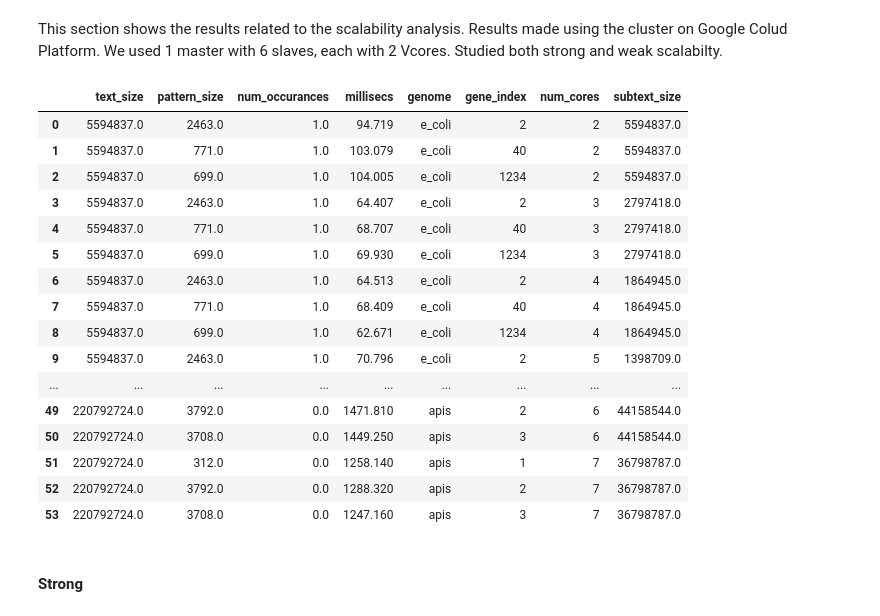
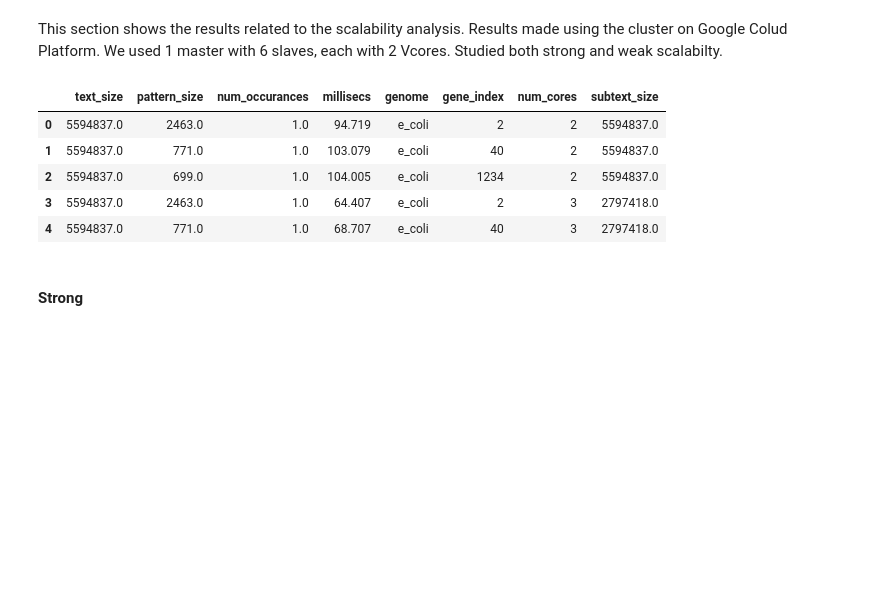
Before and after one commit to Davide-Lotito/ACA_project, a Jupyter notebook: presentation/notebook.ipynb, the cells around one changed output. Drawn from its saved outputs; the diff is of its cells as text; code cells hidden in the pictures; blank space fills up the shorter version.

```diff
--- a/presentation/notebook.ipynb
+++ b/presentation/notebook.ipynb
@@ -392,25 +392,14 @@ This section shows the results related to the scalability analysis. Results made
 # %%
 df = pd.read_json("./test_cluster2.txt")
 df = df.dropna().reset_index(drop=True)
-df
+df.head()
 # %% [output]
 |  | text_size | pattern_size | num_occurances | millisecs | genome | gene_index | num_cores | subtext_size |
 | 0 | 5594837.0 | 2463.0 | 1.0 | 94.719 | e_coli | 2 | 2 | 5594837.0 |
 | 1 | 5594837.0 | 771.0 | 1.0 | 103.079 | e_coli | 40 | 2 | 5594837.0 |
 | 2 | 5594837.0 | 699.0 | 1.0 | 104.005 | e_coli | 1234 | 2 | 5594837.0 |
 | 3 | 5594837.0 | 2463.0 | 1.0 | 64.407 | e_coli | 2 | 3 | 2797418.0 |
 | 4 | 5594837.0 | 771.0 | 1.0 | 68.707 | e_coli | 40 | 3 | 2797418.0 |
-| 5 | 5594837.0 | 699.0 | 1.0 | 69.930 | e_coli | 1234 | 3 | 2797418.0 |
-| 6 | 5594837.0 | 2463.0 | 1.0 | 64.513 | e_coli | 2 | 4 | 1864945.0 |
-| 7 | 5594837.0 | 771.0 | 1.0 | 68.409 | e_coli | 40 | 4 | 1864945.0 |
-| 8 | 5594837.0 | 699.0 | 1.0 | 62.671 | e_coli | 1234 | 4 | 1864945.0 |
-| 9 | 5594837.0 | 2463.0 | 1.0 | 70.796 | e_coli | 2 | 5 | 1398709.0 |
-| ... | ... | ... | ... | ... | ... | ... | ... | ... |
-| 49 | 220792724.0 | 3792.0 | 0.0 | 1471.810 | apis | 2 | 6 | 44158544.0 |
-| 50 | 220792724.0 | 3708.0 | 0.0 | 1449.250 | apis | 3 | 6 | 44158544.0 |
-| 51 | 220792724.0 | 312.0 | 0.0 | 1258.140 | apis | 1 | 7 | 36798787.0 |
-| 52 | 220792724.0 | 3792.0 | 0.0 | 1288.320 | apis | 2 | 7 | 36798787.0 |
-| 53 | 220792724.0 | 3708.0 | 0.0 | 1247.160 | apis | 3 | 7 | 36798787.0 |
 # %% [markdown]
 #### Strong
 # %% [markdown]
```
Also changed, not shown: 4 other files.
